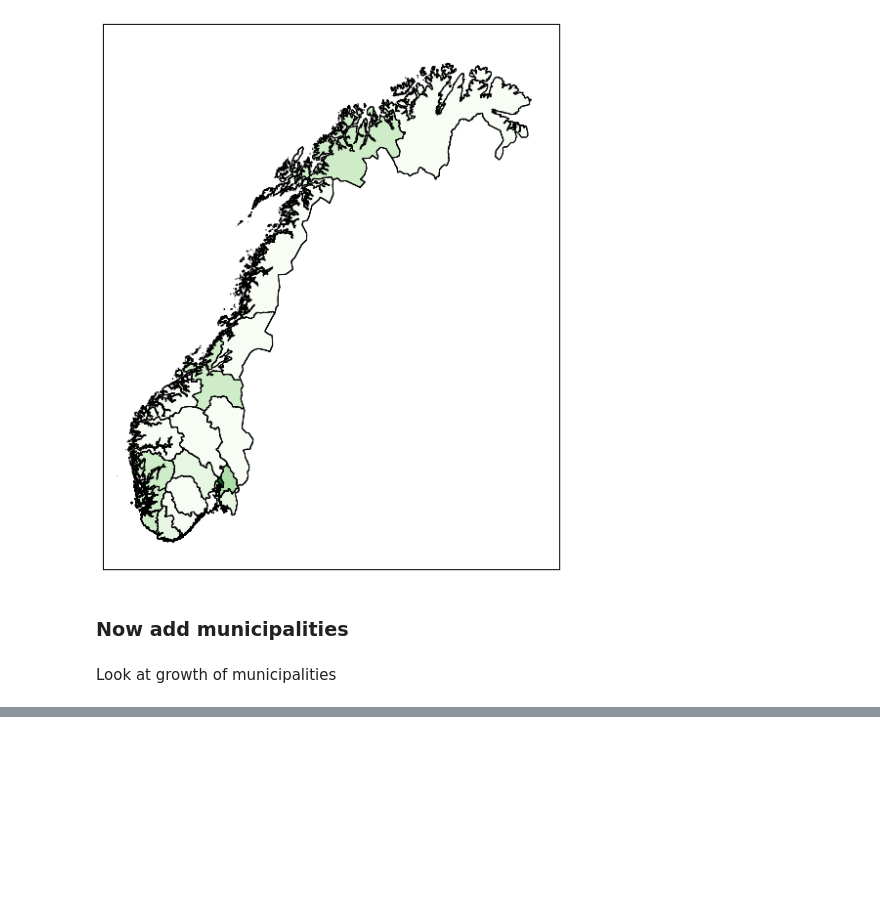
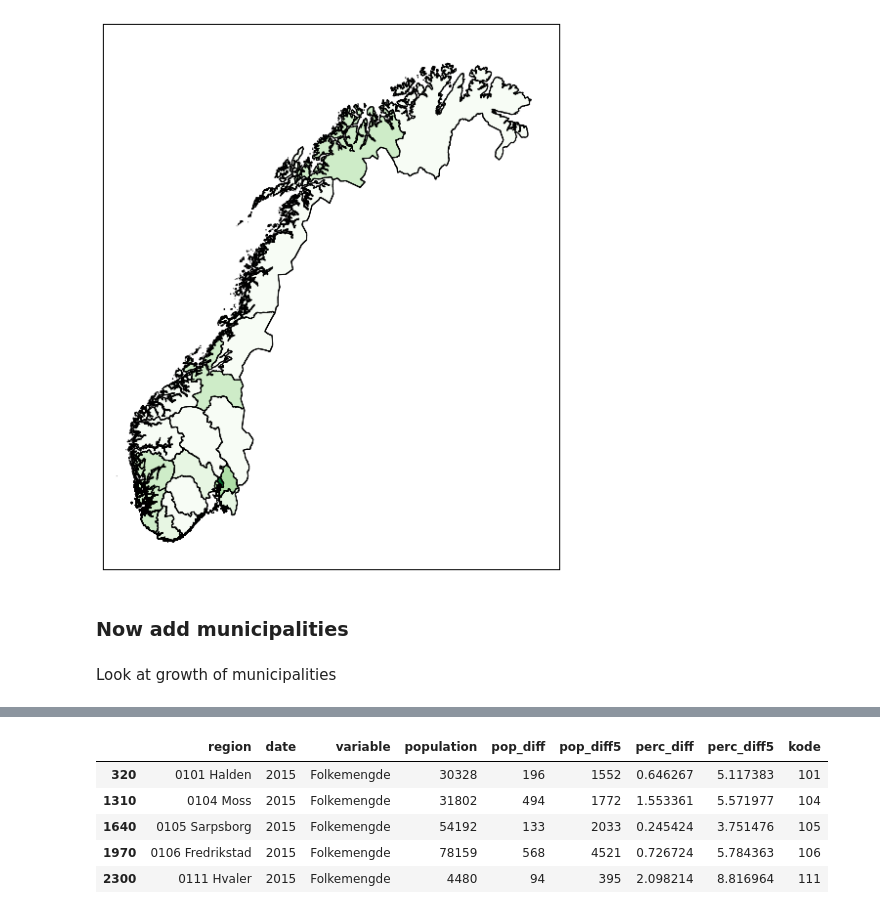
Before and after one commit to jmaurit/norwayeconomy, a Jupyter notebook: NorwayMap.ipynb, the cells around one changed output, grey strips where cells are left out. Saved outputs shown, nothing was run; the diff lists cells and outputs as text; code cells hidden in the pictures; blank space fills up the shorter version.

```diff
--- a/NorwayMap.ipynb
+++ b/NorwayMap.ipynb
@@ -278,0 +232,20 @@ folkevekst15 = folkevekst15.merge(ssb_kommune, on="princ", how="left")
+# %%
+pop_dyr =  pd.read_csv("http://data.ssb.no/api/v0/dataset/49577.csv?lang=no", sep=";")
+
+folkemengde = pop_dyr[pop_dyr.statistikkvariabel=="Folkemengde"]
+folkemengde.columns = ["region", "date", "variable", "population"]
+folkemengde["population"] = folkemengde.population.astype(float)
+
+def first_diff(block, periods):
+  diff_block = block.diff(periods)
+  return(diff_block)
+
+
+pop_diff=folkemengde.groupby("region")["population"].transform(first_diff, 1)
+pop_diff5 = folkemengde.groupby("region")["population"].transform(first_diff, 5)
+folkemengde["pop_diff"] = pop_diff
+folkemengde["pop_diff5"] = pop_diff5
+folkemengde = folkemengde[folkemengde.pop_diff.notnull()]
+folkemengde = folkemengde[folkemengde.population!=0]
+folkemengde["perc_diff"] = folkemengde.pop_diff/folkemengde.population*100
+folkemengde["perc_diff5"] = folkemengde.pop_diff5/folkemengde.population*100
@@ -278,0 +267,11 @@ folkevekst15 = folkevekst15.merge(ssb_kommune, on="princ", how="left")
+# %%
+folkemengde.head()
+folkemengde2015 = folkemengde[folkemengde.date==2015]
+folkemengde2015.head()
+# %% [output]
+|  | region | date | variable | population | pop_diff | pop_diff5 | perc_diff | perc_diff5 | kode |
+| 320 | 0101 Halden | 2015 | Folkemengde | 30328 | 196 | 1552 | 0.646267 | 5.117383 | 101 |
+| 1310 | 0104 Moss | 2015 | Folkemengde | 31802 | 494 | 1772 | 1.553361 | 5.571977 | 104 |
+| 1640 | 0105 Sarpsborg | 2015 | Folkemengde | 54192 | 133 | 2033 | 0.245424 | 3.751476 | 105 |
+| 1970 | 0106 Fredrikstad | 2015 | Folkemengde | 78159 | 568 | 4521 | 0.726724 | 5.784363 | 106 |
+| 2300 | 0111 Hvaler | 2015 | Folkemengde | 4480 | 94 | 395 | 2.098214 | 8.816964 | 111 |
```
Also changed, not shown: parts of 15 cells of this notebook, 4 other files.
